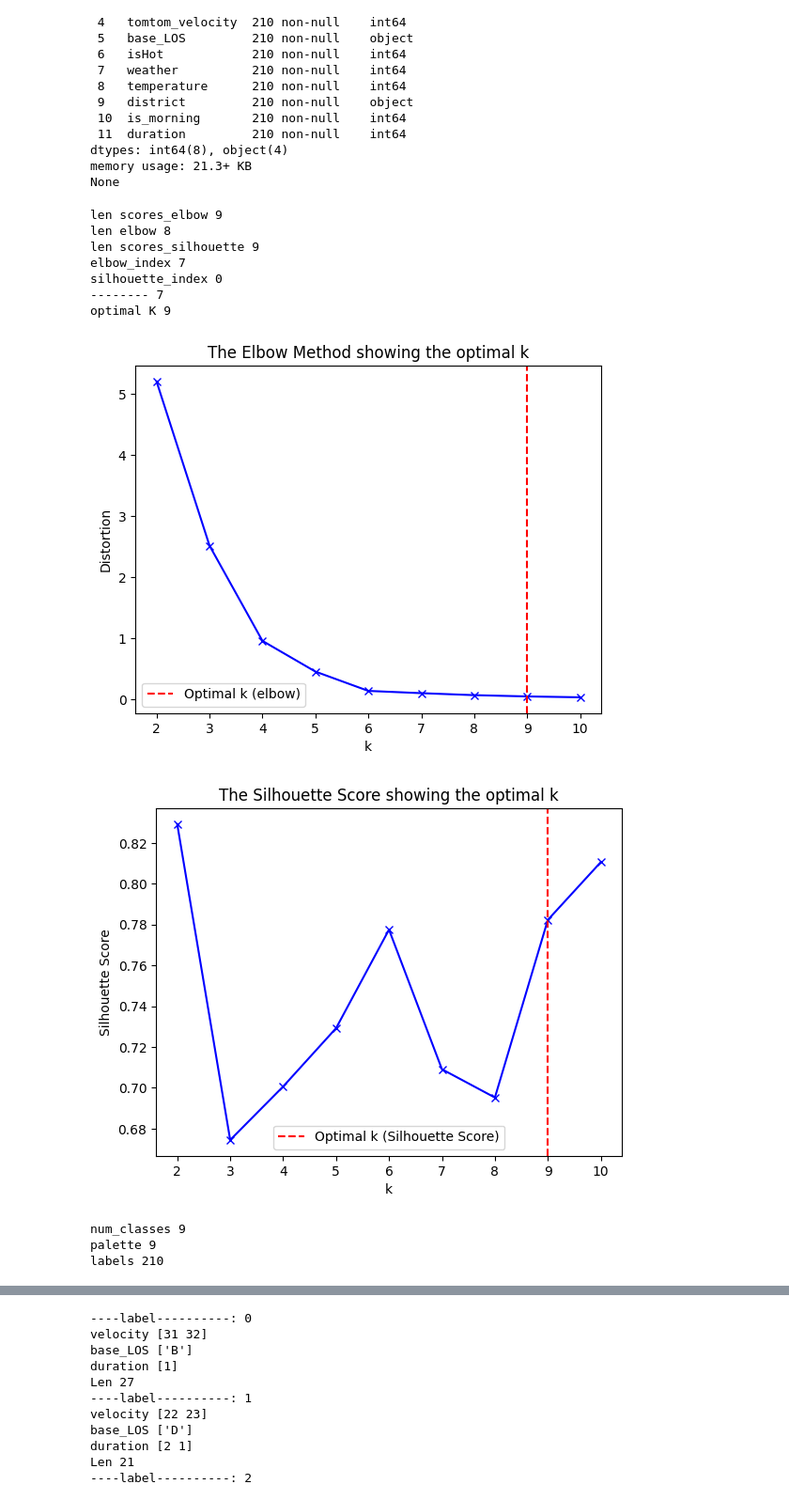
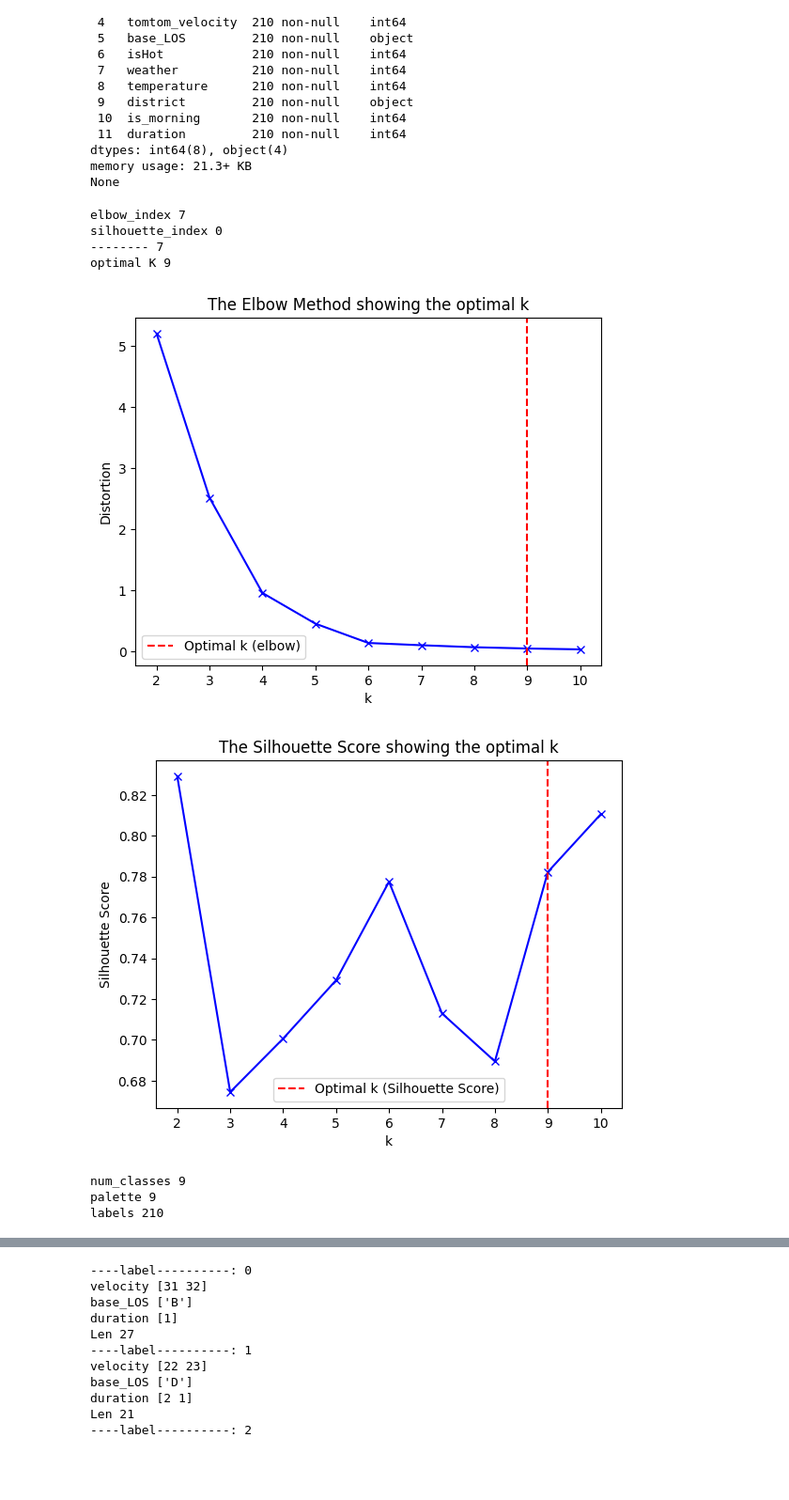
Before and after one commit to truongkyle/DataPipeLine_LV, a Jupyter notebook: Data Mining.ipynb, the cells around one changed output, grey strips where cells are left out. Shown at 94% size. Drawn from its saved outputs; the diff is of its cells as text; code cells hidden in the pictures; blank space fills up the shorter version.

```diff
--- a/Data Mining.ipynb
+++ b/Data Mining.ipynb
@@ -11,0 +26,11 @@ import matplotlib.patheffects as PathEffects
+# %%
+total_df = pd.DataFrame()
+count = 0
+for obj in csv_list_file:
+    try:
+        define.download_file_from_s3(obj.key, obj.key)
+        temp_df = pd.read_csv(obj.key)
+        total_df = pd.concat([total_df, temp_df])
+    except:
+        pass
+    define.remove_local_file(obj.key)
@@ -12,8 +64,8 @@ import matplotlib.patheffects as PathEffects
 # %%
-TRAIN_DIR = os.path.join('.', 'is_hot_tomtom_segment_status_with_velocity')
-# TRAIN_DIR = os.path.join('.', 'is_hot_tomtom_segment_status3')
-csv_file_list = os.listdir(TRAIN_DIR)
-total_df = pd.DataFrame()
-for csv_file in csv_file_list:
-    temp_df = pd.read_csv(os.path.join(TRAIN_DIR, csv_file))
-    total_df = pd.concat([total_df, temp_df])
+# TRAIN_DIR = os.path.join('.', 'is_hot_tomtom_segment_status_with_velocity')
+# # TRAIN_DIR = os.path.join('.', 'is_hot_tomtom_segment_status3')
+# csv_file_list = os.listdir(TRAIN_DIR)
+# total_df = pd.DataFrame()
+# for csv_file in csv_file_list:
+#     temp_df = pd.read_csv(os.path.join(TRAIN_DIR, csv_file))
+#     total_df = pd.concat([total_df, temp_df])
@@ -317,6 +359,8 @@ def get_label_with_Agglomerative(period_df,  number_clusters = 4, is_test = Fals
 # %%
 def get_label(period_df, is_test = False):
     period_df_time = period_df.drop(["period", "weekday", "temperature", "segment_id", "isHot", "weather", "base_LOS", "district", "is_morning", "date"], axis=1)
+    if "label" in period_df_time.columns:
+        period_df_time = period_df_time.drop(["label"], axis = 1)
     scaled_df = MinMaxScaler().fit_transform(period_df_time)
     k_number = find_optimal_k(scaled_df, is_test)
     label_result = k_mean_function(scaled_df, k_number)
@@ -384,11 +430,11 @@ parammeters = {
 #     "is_morning": [1]
 }
 
-period_df_2 = total_df.copy()
+period_df = total_df.copy()
 for key, value in parammeters.items():
-    period_df_2 = period_df_2.loc[period_df_2[key].isin(value)]
+    period_df = period_df.loc[period_df[key].isin(value)]
 
-print(period_df_2.info())
+print(period_df.info())
 # %% [output]
 <class 'pandas.core.frame.DataFrame'>
 Int64Index: 210 entries, 18627 to 19050
@@ -411,18 +457,15 @@ dtypes: int64(8), object(4)
 memory usage: 21.3+ KB
 None
 # %%
-label_result_test = get_label(period_df_2, is_test=True)
-period_df_2["label"] = label_result_test
+kmeans_labels = get_label(period_df, is_test=True)
+period_df["label"] = kmeans_labels
 # %% [output]
-len scores_elbow 9
-len elbow 8
-len scores_silhouette 9
 elbow_index 7
 silhouette_index 0
 -------- 7
 optimal K 9
 [figure]
-[figure, old version]
+[figure, new version]
 num_classes 9
 palette 9
 labels 210
```
Also changed, not shown: parts of 16 cells of this notebook, 1 other file.
